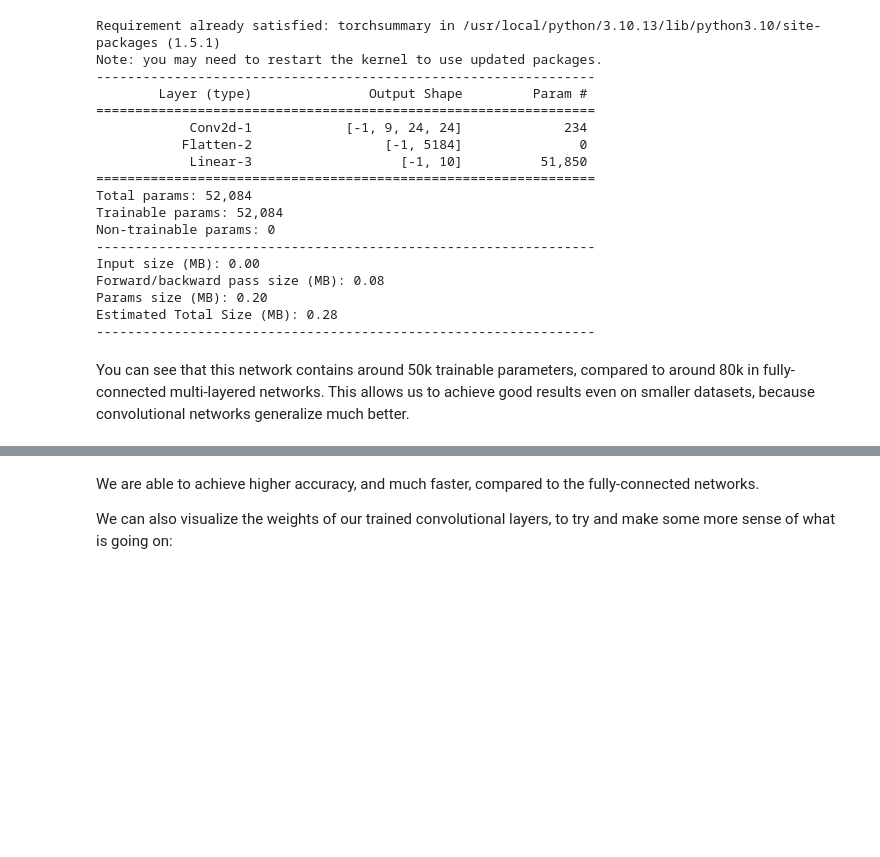
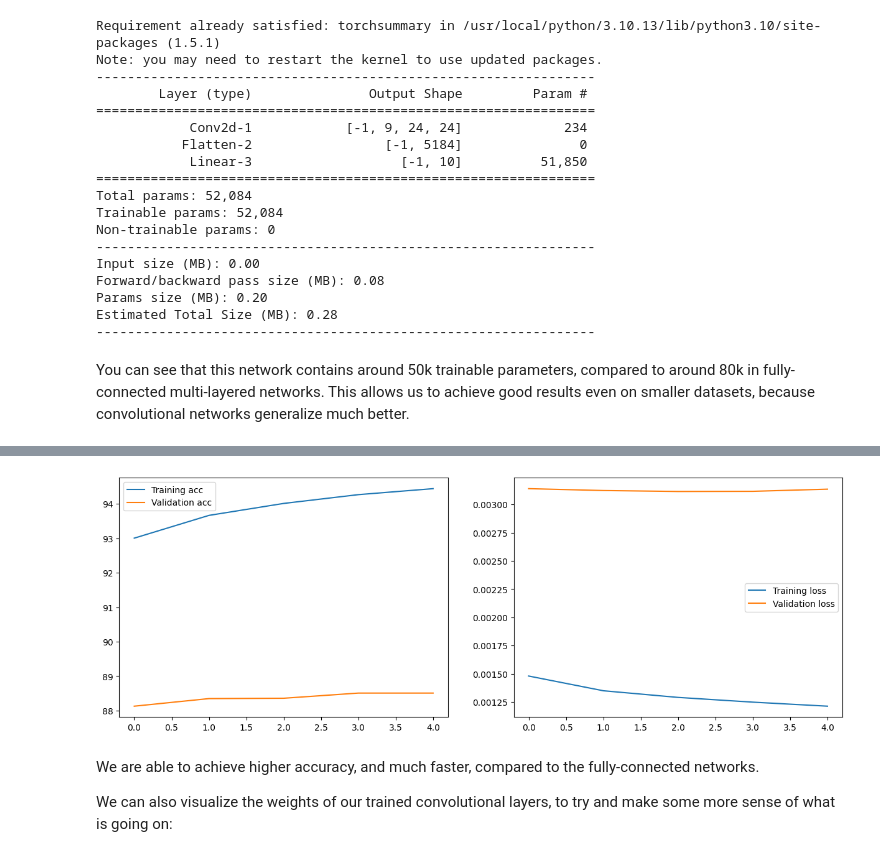
Before and after one commit to Konkuk-Univ-Glocal-Campus/introai202401-midterm-2wnsqo, a Jupyter notebook: ConvNetsPyTorch.ipynb, the cells around one changed output, grey strips where cells are left out. Saved outputs shown, nothing was run; the diff lists cells and outputs as text; code cells hidden in the pictures; blank space fills up the shorter version.

```diff
--- a/ConvNetsPyTorch.ipynb
+++ b/ConvNetsPyTorch.ipynb
@@ -261,7 +260,7 @@ def train(model, train_loader, test_loader, val_loader, epochs=5): # 함수를
 # 신경망 모델 net을 학습시키고 그 결과를 처리하는 과정을 보여줌
 
 # train 함수를 호출하여 신경망 모델 net을 학습시키는데 학습 데이터 로더 train_loader, 테스트 데이터 로더 test_loader를 사용하고, 총 5 에폭(epoch) 동안 학습을 수행하고 학습 과정에서 계산된 손실과 정확도 같은 통계 정보를 hist 변수에 저장
-hist = train(net,train_loader,test_loader,val_loader, epochs=1)
+hist = train(net,train_loader,test_loader,val_loader, epochs=5)
 
 if hist is None: # train 함수에서 반환된 hist가 None인지 확인하는데 None은 학습 과정에서 오류가 발생했거나 예외가 처리되었음을 의미할 수 있음
     print("Training did not return any history.") # 만약 hist가 None이면, "학습이 어떠한 기록도 반환하지 않았습니다."라는 메시지를 출력하는데 이는 학습 과정에서 문제가 발생했음을 사용자에게 알리는 역할
@@ -273,3 +281,4 @@ NameError: name 'val_loader' is not defined
+[figure, added]
 # %% [markdown]
 We are able to achieve higher accuracy, and much faster, compared to the fully-connected networks.
 
```
Also changed, not shown: parts of 2 cells of this notebook, 1 other file.
